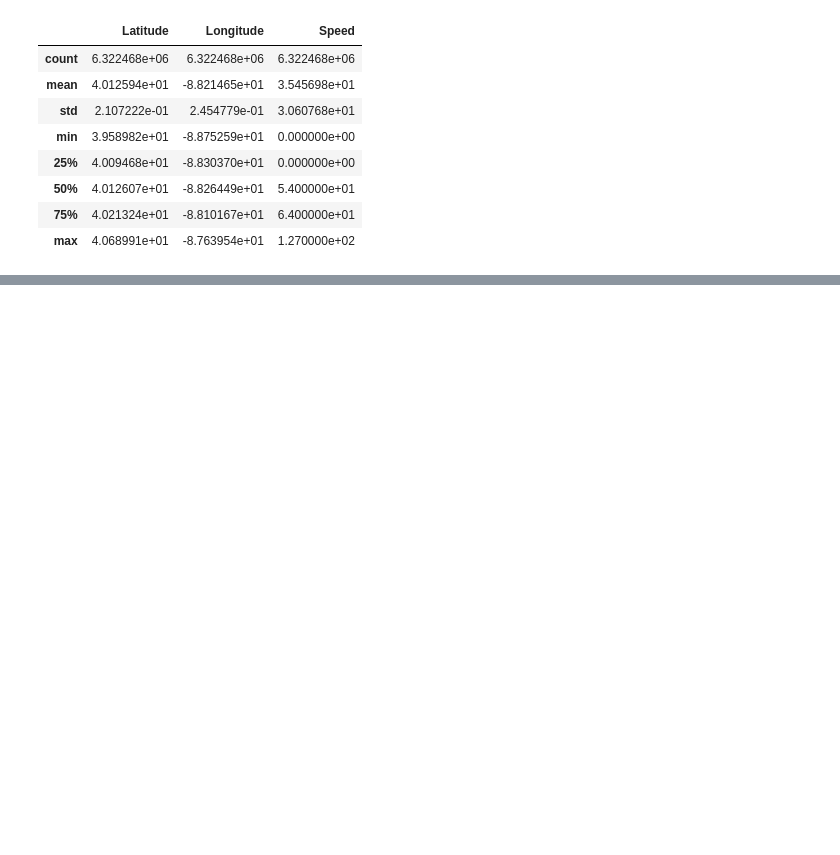
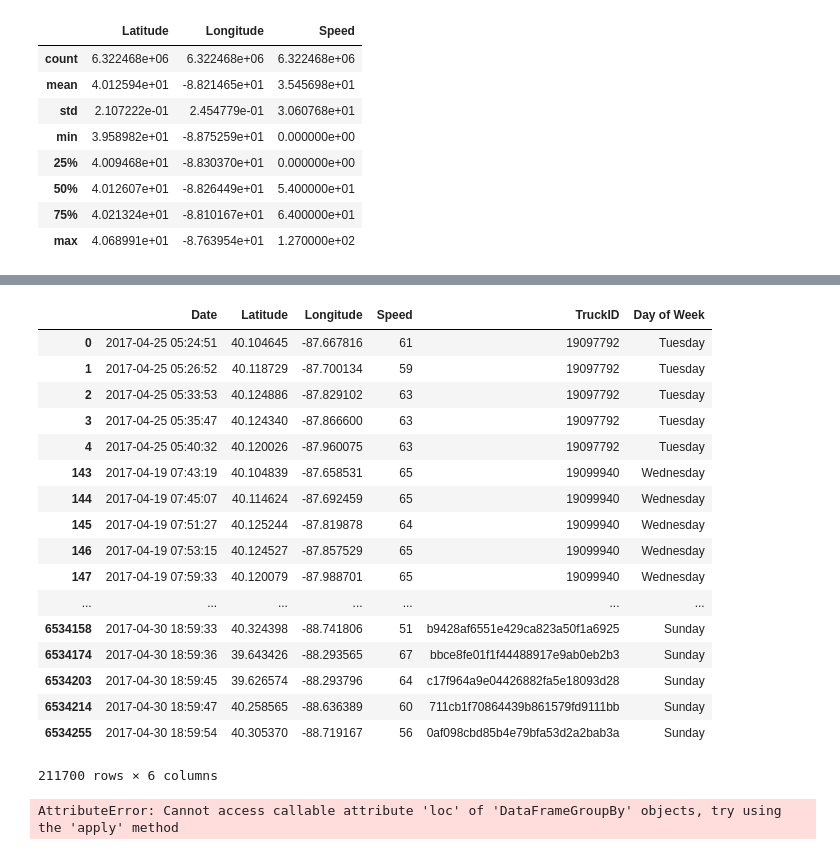
Before and after one commit to racovarrubias/TrafficFlow, a Jupyter notebook: Notebooks/GroupBy Examples.ipynb, the cells around one changed output, grey strips where cells are left out. Saved outputs shown, nothing was run; the diff lists cells and outputs as text; code cells hidden in the pictures; blank space fills up the shorter version.

Commit message:
more groupby

```diff
--- a/Notebooks/GroupBy Examples.ipynb
+++ b/Notebooks/GroupBy Examples.ipynb
@@ -85,0 +91,4 @@ flowApril.describe()
+# %%
+#group by day of the week and truckID
+
+flowApril.set_index(['Date', 'TruckID'], inplace=True)
@@ -85,0 +114,3 @@ flowApril.describe()
+# %%
+#sort index
+flowApril.sort_index(inplace=True)
@@ -85,0 +143,25 @@ flowApril.describe()
+# %%
+flowApril.head(5)
+# %% [output]
+|  | Date | Latitude | Longitude | Speed | TruckID | Day of Week |
+| 0 | 2017-04-25 05:24:51 | 40.104645 | -87.667816 | 61 | 19097792 | Tuesday |
+| 1 | 2017-04-25 05:26:52 | 40.118729 | -87.700134 | 59 | 19097792 | Tuesday |
+| 2 | 2017-04-25 05:33:53 | 40.124886 | -87.829102 | 63 | 19097792 | Tuesday |
+| 3 | 2017-04-25 05:35:47 | 40.124340 | -87.866600 | 63 | 19097792 | Tuesday |
+| 4 | 2017-04-25 05:40:32 | 40.120026 | -87.960075 | 63 | 19097792 | Tuesday |
+| 143 | 2017-04-19 07:43:19 | 40.104839 | -87.658531 | 65 | 19099940 | Wednesday |
+| 144 | 2017-04-19 07:45:07 | 40.114624 | -87.692459 | 65 | 19099940 | Wednesday |
+| 145 | 2017-04-19 07:51:27 | 40.125244 | -87.819878 | 64 | 19099940 | Wednesday |
+| 146 | 2017-04-19 07:53:15 | 40.124527 | -87.857529 | 65 | 19099940 | Wednesday |
+| 147 | 2017-04-19 07:59:33 | 40.120079 | -87.988701 | 65 | 19099940 | Wednesday |
+| ... | ... | ... | ... | ... | ... | ... |
+| 6534158 | 2017-04-30 18:59:33 | 40.324398 | -88.741806 | 51 | b9428af6551e429ca823a50f1a6925 | Sunday |
+| 6534174 | 2017-04-30 18:59:36 | 39.643426 | -88.293565 | 67 | bbce8fe01f1f44488917e9ab0eb2b3 | Sunday |
+| 6534203 | 2017-04-30 18:59:45 | 39.626574 | -88.293796 | 64 | c17f964a9e04426882fa5e18093d28 | Sunday |
+| 6534214 | 2017-04-30 18:59:47 | 40.258565 | -88.636389 | 60 | 711cb1f70864439b861579fd9111bb | Sunday |
+| 6534255 | 2017-04-30 18:59:54 | 40.305370 | -88.719167 | 56 | 0af098cbd85b4e79bfa53d2a2bab3a | Sunday |
+211700 rows × 6 columns
+# %%
+flowApril.groupby()
+# %% [output]
+AttributeError: Cannot access callable attribute 'loc' of 'DataFrameGroupBy' objects, try using the 'apply' method
```
Also changed, not shown: parts of 7 cells of this notebook.
